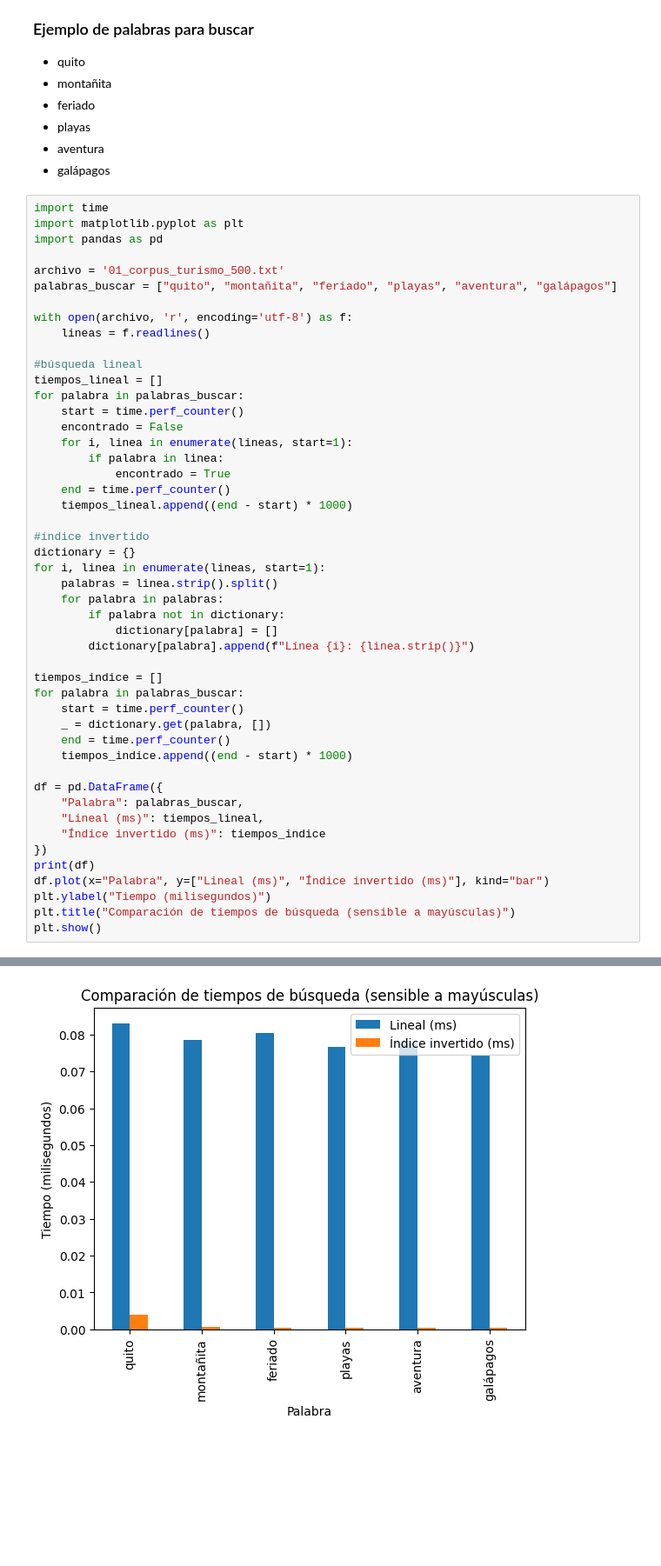
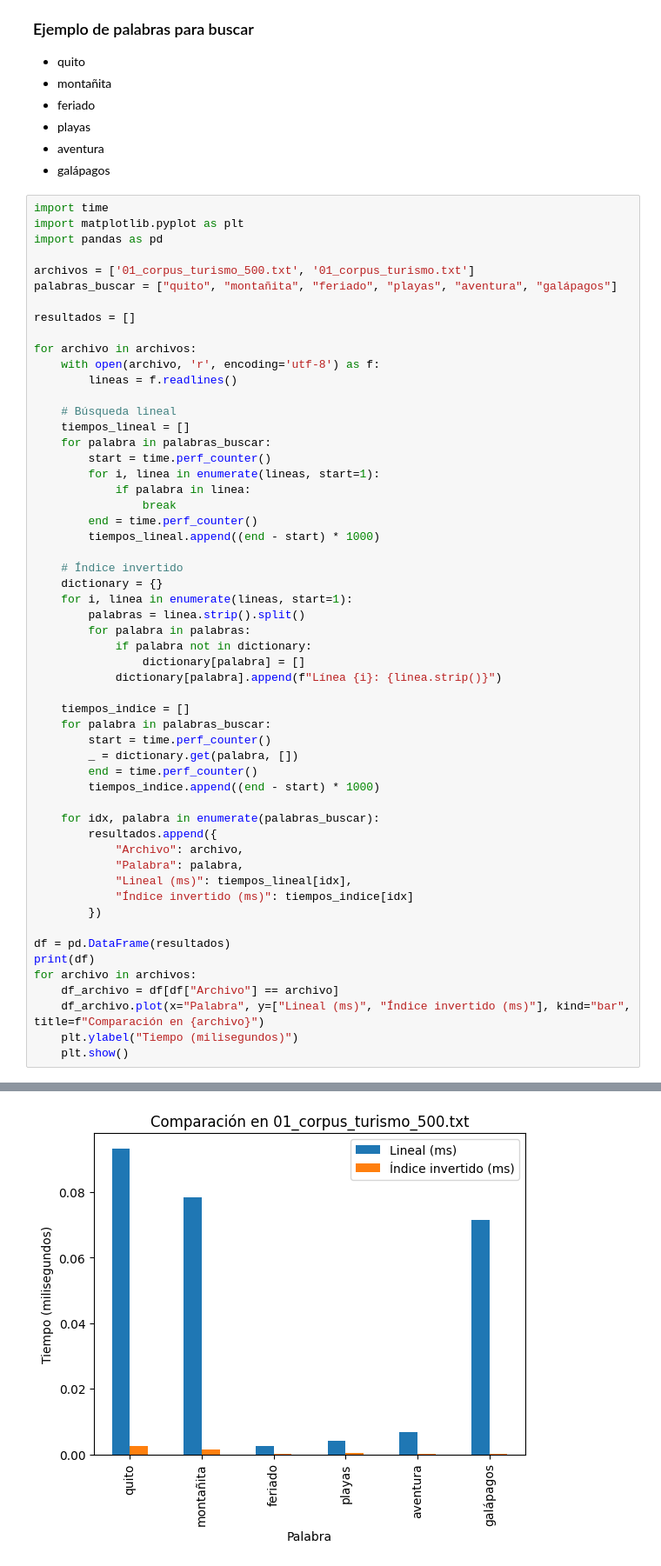
Before and after one commit to ELiasLBT1/Recuperaci-n-informaci-n, a Jupyter notebook: 01 Búsqueda Básica/01busquedabasica.ipynb, the cells around one changed output, grey strips where cells are left out. Shown at 87% size. Drawn from its saved outputs; the diff is of its cells as text; blank space fills up the shorter version.

```diff
--- a/01 Búsqueda Básica/01busquedabasica.ipynb
+++ b/01 Búsqueda Básica/01busquedabasica.ipynb
@@ -126,47 +126,54 @@ import time
 import matplotlib.pyplot as plt
 import pandas as pd
 
-archivo = '01_corpus_turismo_500.txt'
+archivos = ['01_corpus_turismo_500.txt', '01_corpus_turismo.txt']
 palabras_buscar = ["quito", "montañita", "feriado", "playas", "aventura", "galápagos"]
 
-with open(archivo, 'r', encoding='utf-8') as f:
-    lineas = f.readlines()
+resultados = []
 
-#búsqueda lineal
-tiempos_lineal = []
-for palabra in palabras_buscar:
-    start = time.perf_counter()
-    encontrado = False
+for archivo in archivos:
+    with open(archivo, 'r', encoding='utf-8') as f:
+        lineas = f.readlines()
+
+    # Búsqueda lineal
+    tiempos_lineal = []
+    for palabra in palabras_buscar:
+        start = time.perf_counter()
+        for i, linea in enumerate(lineas, start=1):
+            if palabra in linea:
+                break
+        end = time.perf_counter()
+        tiempos_lineal.append((end - start) * 1000)
+
+    # Índice invertido
+    dictionary = {}
     for i, linea in enumerate(lineas, start=1):
-        if palabra in linea:
-            encontrado = True
-    end = time.perf_counter()
-    tiempos_lineal.append((end - start) * 1000)
+        palabras = linea.strip().split()
+        for palabra in palabras:
+            if palabra not in dictionary:
+                dictionary[palabra] = []
+            dictionary[palabra].append(f"Línea {i}: {linea.strip()}")
 
-#índice invertido
-dictionary = {}
-for i, linea in enumerate(lineas, start=1):
-    palabras = linea.strip().split()
-    for palabra in palabras:
-        if palabra not in dictionary:
-            dictionary[palabra] = []
-        dictionary[palabra].append(f"Línea {i}: {linea.strip()}")
+    tiempos_indice = []
+    for palabra in palabras_buscar:
+        start = time.perf_counter()
+        _ = dictionary.get(palabra, [])
+        end = time.perf_counter()
+        tiempos_indice.append((end - start) * 1000)
 
-tiempos_indice = []
-for palabra in palabras_buscar:
-    start = time.perf_counter()
-    _ = dictionary.get(palabra, [])
-    end = time.perf_counter()
-    tiempos_indice.append((end - start) * 1000)
+    for idx, palabra in enumerate(palabras_buscar):
+        resultados.append({
+            "Archivo": archivo,
+            "Palabra": palabra,
+            "Lineal (ms)": tiempos_lineal[idx],
+            "Índice invertido (ms)": tiempos_indice[idx]
+        })
 
-df = pd.DataFrame({
-    "Palabra": palabras_buscar,
-    "Lineal (ms)": tiempos_lineal,
-    "Índice invertido (ms)": tiempos_indice
-})
+df = pd.DataFrame(resultados)
 print(df)
-df.plot(x="Palabra", y=["Lineal (ms)", "Índice invertido (ms)"], kind="bar")
-plt.ylabel("Tiempo (milisegundos)")
-plt.title("Comparación de tiempos de búsqueda (sensible a mayúsculas)")
-plt.show()
+for archivo in archivos:
+    df_archivo = df[df["Archivo"] == archivo]
+    df_archivo.plot(x="Palabra", y=["Lineal (ms)", "Índice invertido (ms)"], kind="bar", title=f"Comparación en {archivo}")
+    plt.ylabel("Tiempo (milisegundos)")
+    plt.show()
 # %% [output]
@@ -180 +193 @@ plt.show()
-[figure, old version]
+[figure, new version]
```
Also changed, not shown: parts of 1 cell of this notebook.
